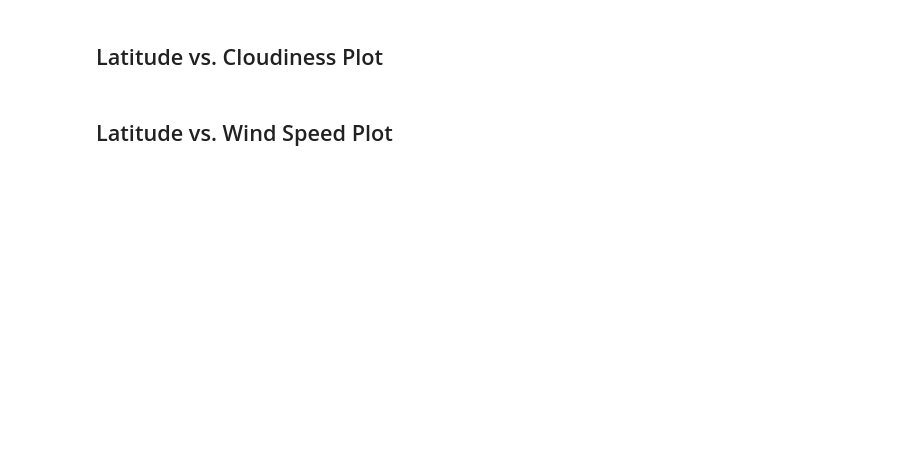
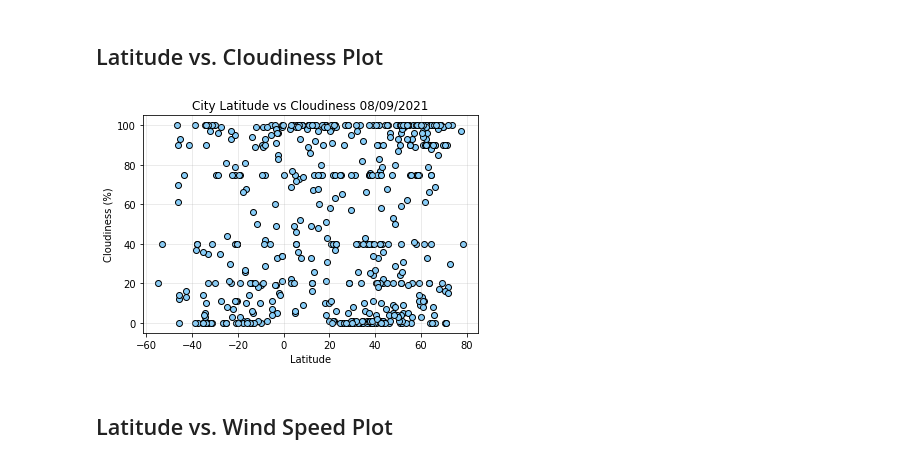
Before and after one commit to michelleherman13/python-api, a Jupyter notebook: WeatherPy/WeatherPy.ipynb, the cells around one changed output. Saved outputs shown, nothing was run; the diff lists cells and outputs as text; code cells hidden in the pictures; blank space fills up the shorter version.

```diff
--- a/WeatherPy/WeatherPy.ipynb
+++ b/WeatherPy/WeatherPy.ipynb
@@ -190,4 +214,17 @@ clean_city_data.to_csv("output_data/cities.csv", index = False)
 # %% [markdown]
 ## Latitude vs. Cloudiness Plot
+# %%
+#Scatter plot format and labels
+plt.scatter(lat_list, cloudiness, color="lightskyblue", edgecolor="black")
+plt.xlabel("Latitude")
+plt.ylabel("Cloudiness (%)")
+plt.title("City Latitude vs Cloudiness 08/09/2021")
+plt.grid(linestyle="-", linewidth=1, alpha=0.25)
+
+#Saves to file
+plt.savefig("Plots/City Lat vs Cloudiness.png")
+plt.show()
+# %% [output]
+[figure, added]
 # %% [markdown]
 ## Latitude vs. Wind Speed Plot
```
Also changed, not shown: parts of 4 cells of this notebook, 4 other files.
